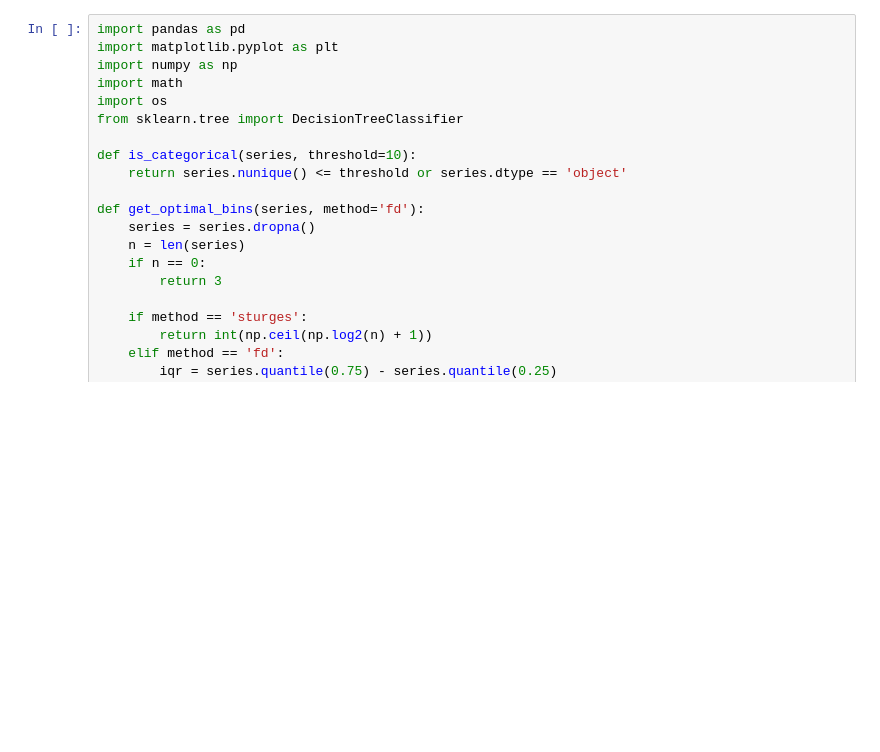
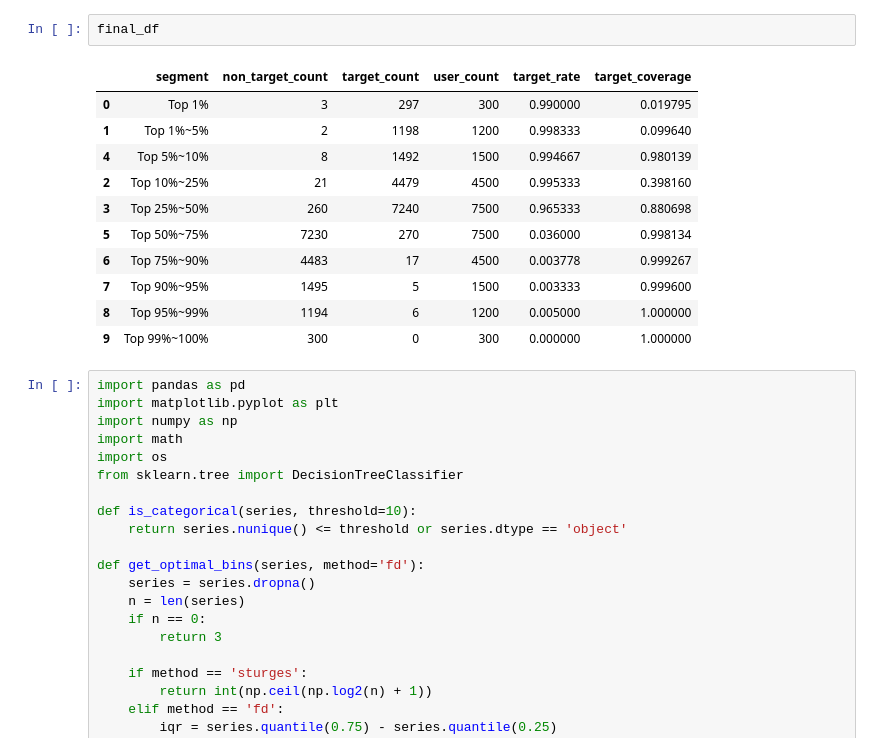
Before and after one commit to Branden-Kang/Data-Visualization, a Jupyter notebook: feature_visualization.ipynb, the cells around one changed output. Cells and saved outputs as stored; diff of their text form; blank space fills up the shorter version.

```diff
--- a/feature_visualization.ipynb
+++ b/feature_visualization.ipynb
@@ -1,3 +100,17 @@
+# %%
+final_df
+# %% [output]
+|  | segment | non_target_count | target_count | user_count | target_rate | target_coverage |
+| 0 | Top 1% | 3 | 297 | 300 | 0.990000 | 0.019795 |
+| 1 | Top 1%~5% | 2 | 1198 | 1200 | 0.998333 | 0.099640 |
+| 4 | Top 5%~10% | 8 | 1492 | 1500 | 0.994667 | 0.980139 |
+| 2 | Top 10%~25% | 21 | 4479 | 4500 | 0.995333 | 0.398160 |
+| 3 | Top 25%~50% | 260 | 7240 | 7500 | 0.965333 | 0.880698 |
+| 5 | Top 50%~75% | 7230 | 270 | 7500 | 0.036000 | 0.998134 |
+| 6 | Top 75%~90% | 4483 | 17 | 4500 | 0.003778 | 0.999267 |
+| 7 | Top 90%~95% | 1495 | 5 | 1500 | 0.003333 | 0.999600 |
+| 8 | Top 95%~99% | 1194 | 6 | 1200 | 0.005000 | 1.000000 |
+| 9 | Top 99%~100% | 300 | 0 | 300 | 0.000000 | 1.000000 |
 # %%
 import pandas as pd
 import matplotlib.pyplot as plt
```
Also changed, not shown: parts of 1 cell of this notebook.
